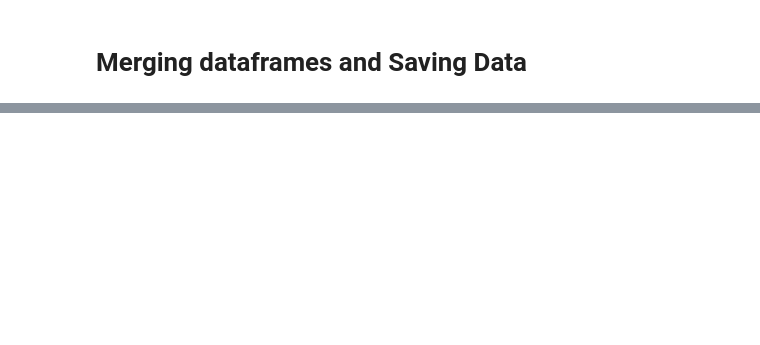
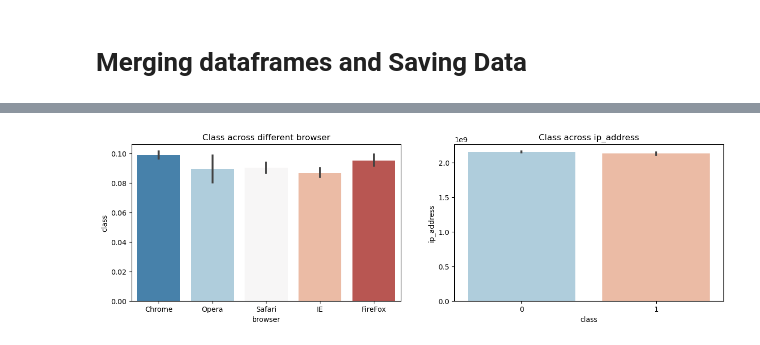
Before and after one commit to YeabsiraTibebu/Detection-of-fraud-cases, a Jupyter notebook: notebook/EDA.ipynb, the cells around one changed output, grey strips where cells are left out. Saved outputs shown, nothing was run; the diff lists cells and outputs as text; code cells hidden in the pictures; blank space fills up the shorter version.

```diff
--- a/notebook/EDA.ipynb
+++ b/notebook/EDA.ipynb
@@ -263,0 +541,7 @@ file_handler.to_csv(store_df, '../data/IpAddress_to_Country.csv')
+# %%
+fig, (axis1,axis2) = plt.subplots(1,2,figsize=(15,4))
+sns.barplot(x='browser', y='class', data=fraud_df, palette = 'RdBu_r', ax=axis1).set_title('Class across different browser')
+sns.barplot(x='class', y='ip_address', data=fraud_df, palette = 'RdBu_r', ax=axis2).set_title('Class across ip_address')
+plt.show()
+# %% [output]
+[figure, added]
```
Also changed, not shown: parts of 89 cells of this notebook.
